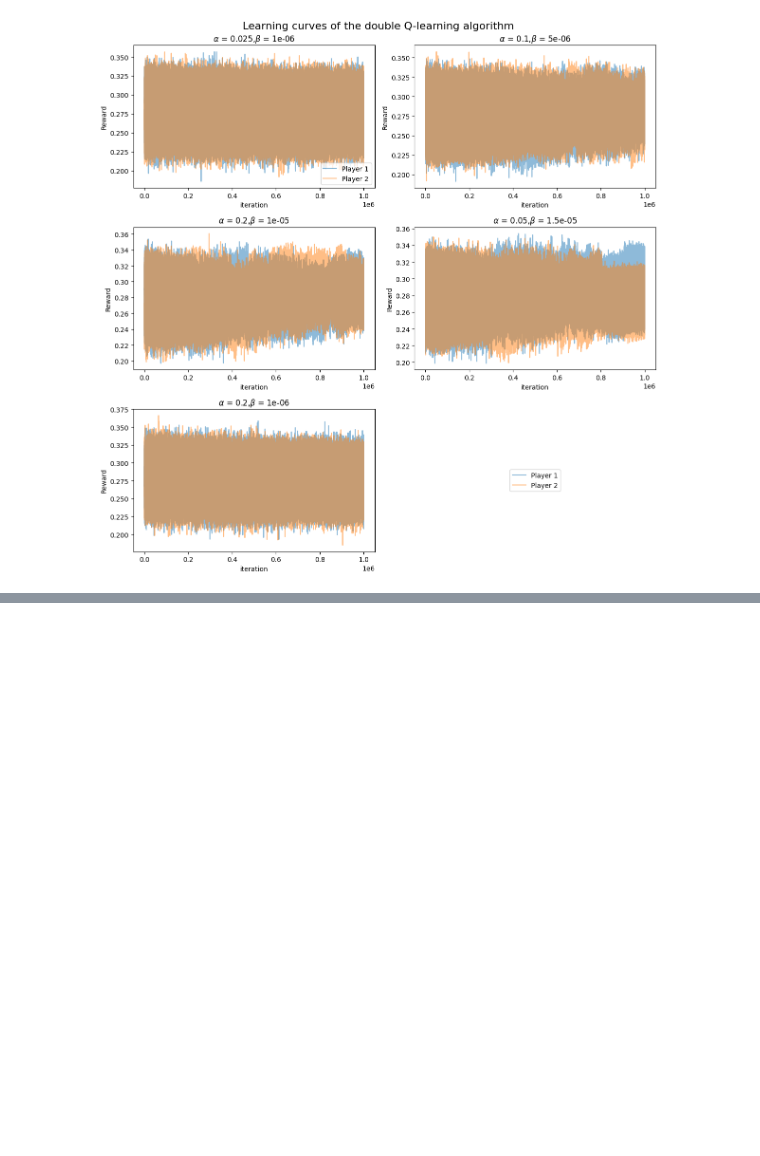
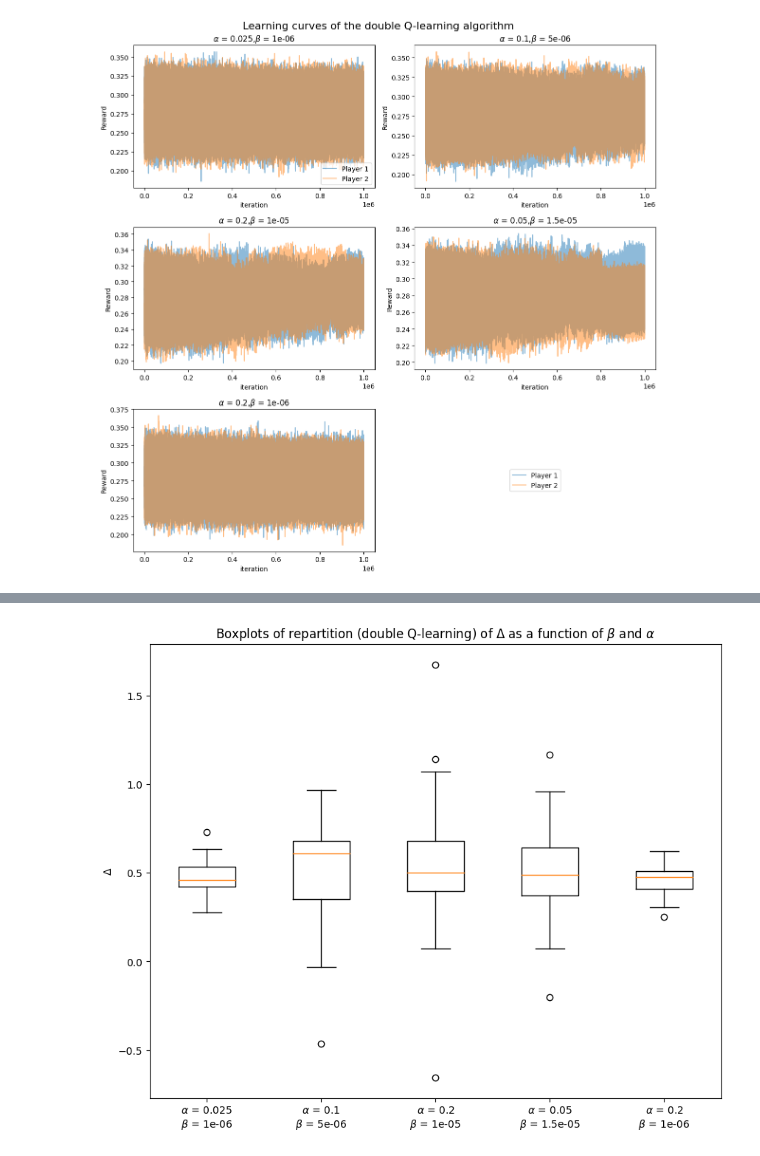
Before and after one commit to Suzie14/RLandPricing, a Jupyter notebook: notebooks/method_dQ.ipynb, the cells around one changed output, grey strips where cells are left out. Drawn from its saved outputs; the diff is of its cells as text; code cells hidden in the pictures; blank space fills up the shorter version.

```diff
--- a/notebooks/method_dQ.ipynb
+++ b/notebooks/method_dQ.ipynb
@@ -97,19 +94,3 @@ plt.tight_layout()
 plt.show()
 # %% [output]
 [figure]
-# %%
-prices = pr.PriceOptimizer()
-collusion_profit, collusion_prices = prices.CollusionPrice()
-nash_profit, nash_prices = prices.NashPrice()
-RN = nash_profit
-RC = collusion_profit
-
-Rmean = np.zeros((len(aggregated_agents), 2))
-DRmean = np.zeros((len(aggregated_agents), 2))
-
-for i in range (len(aggregated_agents)):
-    for j in range (2):
-        Rmean[i][j] = aggregated_agents[i][-100:,j].mean()
-        DRmean[i][j] = (Rmean[i][j] - RN)/(RC - RN)
-
-print(DRmean)
@@ -133,0 +97,55 @@ plt.show()
+# %%
+
+rep = [[0.025,10**(-6)],[0.1,0.5*10**(-5)],[0.2,10**(-5)],[0.05,1.5*10**(-5)],[0.2,10**(-6)]]
+prices = pr.PriceOptimizer()
+prices_binary = pr.PriceOptimizer(binary_demand=True)
+collusion_profit, collusion_prices = prices.CollusionPrice()
+collusion_profit_binary, collusion_prices_binary = prices_binary.CollusionPrice()
+nash_profit, nash_prices = prices.NashPrice()
+nash_profit_binary, nash_prices_binary = prices_binary.NashPrice()
+
+RN = nash_profit
+RC = collusion_profit
+
+
+Rmean = np.zeros((len(aggregated_agents), len(aggregated_agents[0]), len(aggregated_agents[0][0][0])))
+DRmean = np.zeros((len(aggregated_agents), len(aggregated_agents[0]), len(aggregated_agents[0][0][0])))
+box = np.zeros((len(aggregated_agents), 2*len(aggregated_agents[0])))
+
+# Parameters
+n_params = len(aggregated_agents)
+
+# Loop through each parameter
+for param_ind in range(n_params):
+
+  # Loop through each sample
+  for sample_ind in range(len(aggregated_agents[0])):
+    for j in range (2):
+      Rmean[param_ind][sample_ind][j] = aggregated_agents[param_ind][sample_ind][-100:,j].mean()
+      DRmean[param_ind][sample_ind][j] = (Rmean[param_ind][sample_ind][j] - RN)/(RC - RN)
+  box[param_ind] = DRmean[param_ind].reshape(2*len(aggregated_agents[0]))
+
+
+# Mettre les données dans une liste
+data = [box[param_ind] for param_ind in range(len(aggregated_agents))]
+
+fig, ax = plt.subplots(figsize=(10, 8))
+
+# Tracer les boxplots
+ax.boxplot(data,
+           notch=False,
+           positions=[1,2,3,4,5])
+
+# Personnaliser les axes
+ax.set_xticks([1,2,3,4,5])
+ax.set_xticklabels([f'$\\alpha$ = {rep[graph_num][0]}\n$\\beta$ = {round(rep[graph_num][1],8)}' for graph_num
+         in range(len(rep))])
+
+ax.set_ylabel('$\\Delta$')
+
+# Ajouter un titre
+plt.title('Boxplots of repartition (double Q-learning) of $\\Delta$ as a function of $\\beta$ and $\\alpha$')
+
+plt.show()
+# %% [output]
+[figure, added]
```
Also changed, not shown: parts of 3 cells of this notebook, 4 other files.
